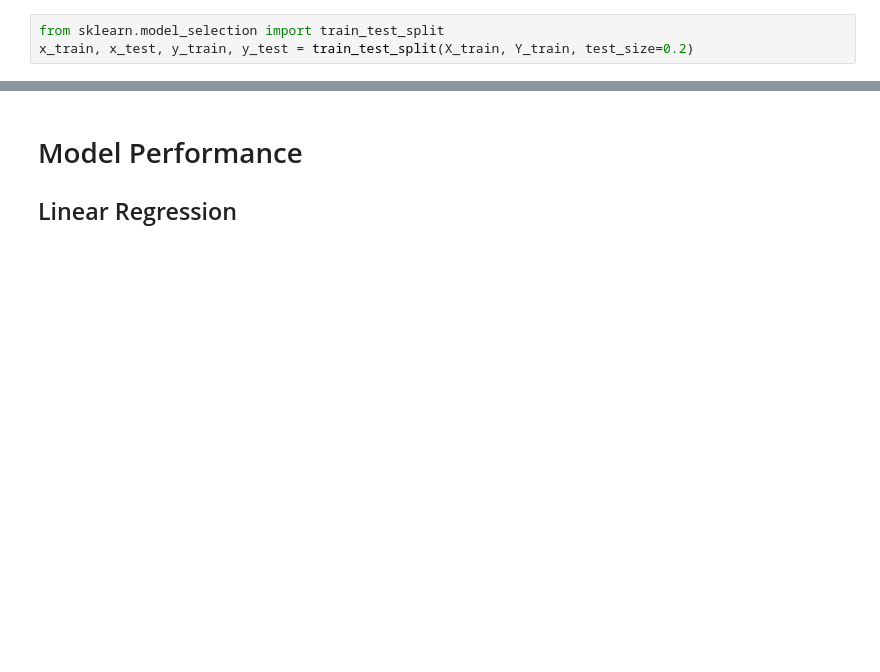
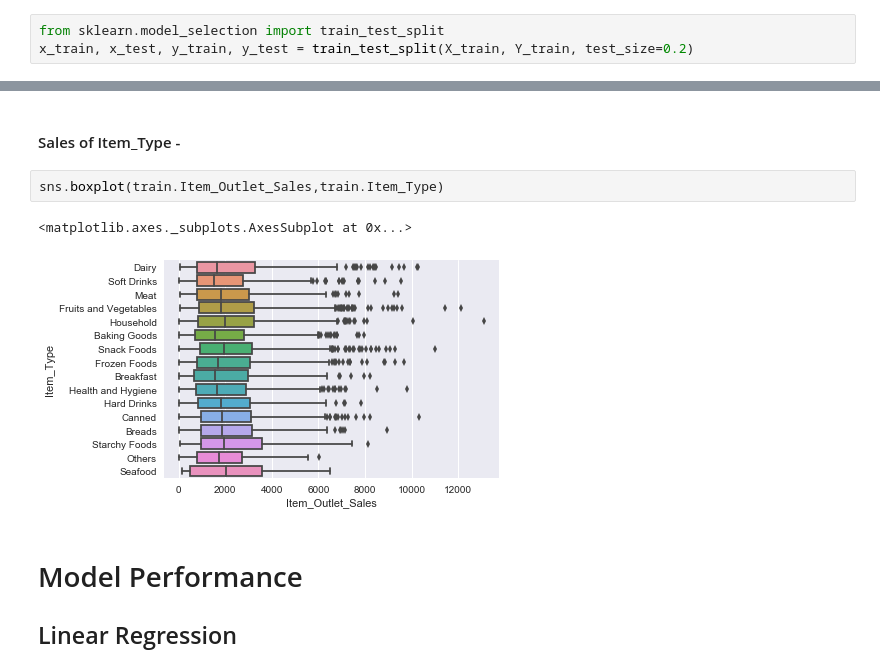
Before and after one commit to ekagra27/Veronica, a Jupyter notebook: Big Mart Sales Revised.ipynb, the cells around one changed output, grey strips where cells are left out. Drawn from its saved outputs; the diff is of its cells as text; blank space fills up the shorter version.

```diff
--- a/Big Mart Sales Revised.ipynb
+++ b/Big Mart Sales Revised.ipynb
@@ -104,3 +229,10 @@ x_train, x_test, y_train, y_test = train_test_split(X_train, Y_train, test_size=
+# %% [markdown]
+#### Sales of Item_Type  -
+# %%
+sns.boxplot(train.Item_Outlet_Sales,train.Item_Type)
+# %% [output]
+<matplotlib.axes._subplots.AxesSubplot at 0x...>
+[figure, added]
 # %% [markdown]
 # Model Performance
 ## Linear Regression
```
Also changed, not shown: parts of 35 cells of this notebook.
